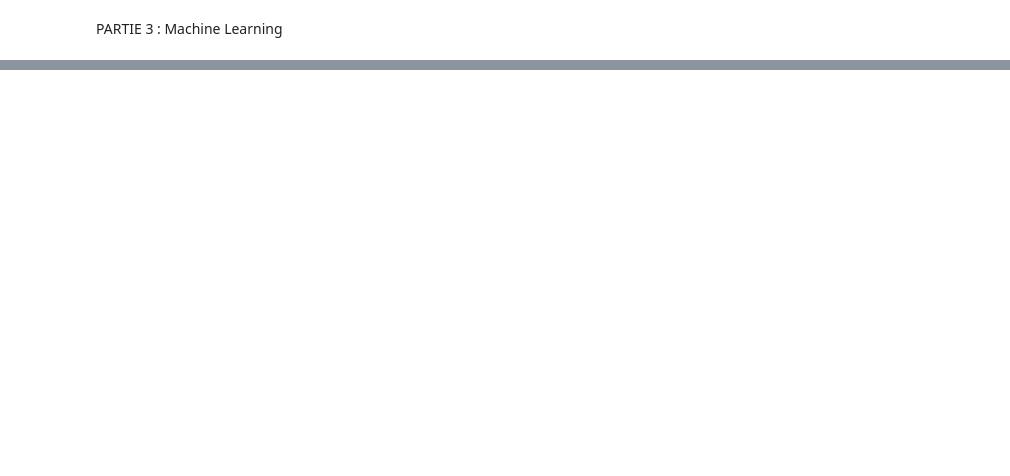
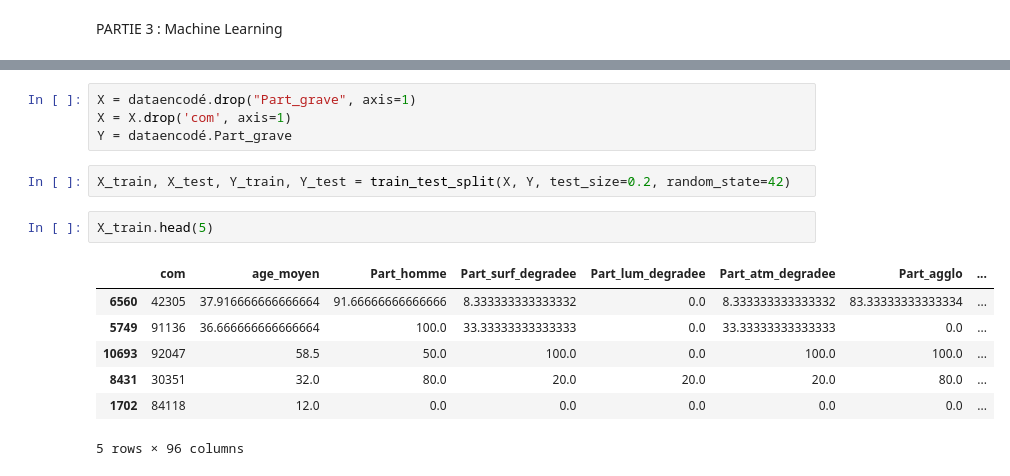
Before and after one commit to LeaBarreau/Data_visualisation, a Jupyter notebook: Notebook.ipynb, the cells around one changed output, grey strips where cells are left out. Saved outputs shown, nothing was run; the diff lists cells and outputs as text; blank space fills up the shorter version.

```diff
--- a/Notebook.ipynb
+++ b/Notebook.ipynb
@@ -502,0 +525,16 @@ PARTIE 3 : Machine Learning
+# %%
+X = dataencodé.drop("Part_grave", axis=1)
+X = X.drop('com', axis=1)
+Y = dataencodé.Part_grave
+# %%
+X_train, X_test, Y_train, Y_test = train_test_split(X, Y, test_size=0.2, random_state=42)
+# %%
+X_train.head(5)
+# %% [output]
+|  | com | age_moyen | Part_homme | Part_surf_degradee | Part_lum_degradee | Part_atm_degradee | Part_agglo | ... |
+| 6560 | 42305 | 37.916666666666664 | 91.66666666666666 | 8.333333333333332 | 0.0 | 8.333333333333332 | 83.33333333333334 | ... |
+| 5749 | 91136 | 36.666666666666664 | 100.0 | 33.33333333333333 | 0.0 | 33.33333333333333 | 0.0 | ... |
+| 10693 | 92047 | 58.5 | 50.0 | 100.0 | 0.0 | 100.0 | 100.0 | ... |
+| 8431 | 30351 | 32.0 | 80.0 | 20.0 | 20.0 | 20.0 | 80.0 | ... |
+| 1702 | 84118 | 12.0 | 0.0 | 0.0 | 0.0 | 0.0 | 0.0 | ... |
+5 rows × 96 columns
```
Also changed, not shown: parts of 7 cells of this notebook.
